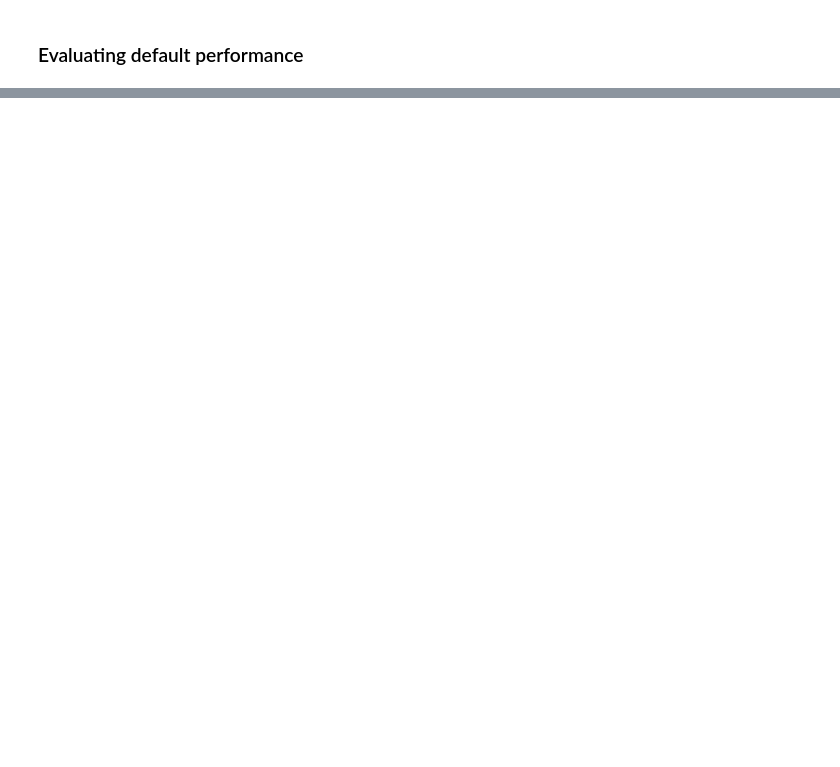
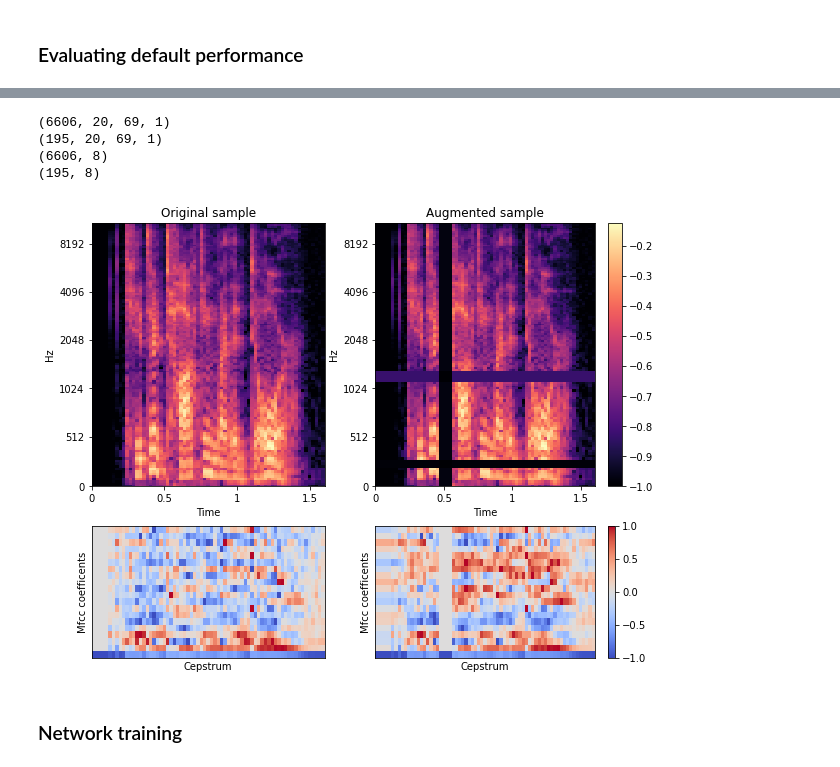
Before and after one commit to TuomasKuutsa/Emotion-classifier-project, a Jupyter notebook: EmotionClassification.ipynb, the cells around one changed output, grey strips where cells are left out. Cells and saved outputs as stored; diff of their text form; code cells hidden in the pictures; blank space fills up the shorter version.

```diff
--- a/EmotionClassification.ipynb
+++ b/EmotionClassification.ipynb
@@ -551,0 +542,53 @@ network_model.save('models/CNNClassifier.hdf5')
+# %%
+X_train_keras, X_val_keras = joblib.load('data/X_train_keras'), joblib.load('data/X_val_keras')
+y_train_keras, y_val_keras = joblib.load('data/y_train_keras'), joblib.load('data/y_val_keras')
+
+y_train_cat = keras.utils.to_categorical(y_train_keras, 8)
+y_val_cat = keras.utils.to_categorical(y_val_keras, 8)
+
+target_labels = ['neutral',
+                 'calm',
+                 'happy',
+                 'sad',
+                 'angry',
+                 'fearul',
+                 'disgust',
+                 'surprised']
+
+print(X_train_keras.shape)
+print(X_val_keras.shape)
+print(y_train_cat.shape)
+print(y_val_cat.shape)
+# %% [output]
+(6606, 20, 69, 1)
+(195, 20, 69, 1)
+(6606, 8)
+(195, 8)
+# %%
+test_path=['speech-emotion-recognition-ravdess-data/Actor_07/03-01-07-01-01-01-07.wav']
+
+test, _ = create_data(test_path, n_masks=1, for_sklearn=False, n_mels=128, n_mfccs=20, only_mfccs=False)
+
+fig, axs = plt.subplots(2,2, figsize=(10, 8), gridspec_kw={'height_ratios': [1, 0.5], 'width_ratios': [0.85, 1]}, sharey=False)
+
+mel = lrd.specshow(test[0][:128,:,0], y_axis='mel', x_axis='time', ax=axs[0,0])
+axs[0,0].set_title('Original sample')
+
+mfcc = lrd.specshow(test[0][128:,:,0], ax=axs[1,0])
+axs[1,0].set_xlabel('Cepstrum')
+axs[1,0].set_ylabel('Mfcc coefficents')
+
+mel = lrd.specshow(test[1][:128,:,0], y_axis='mel', x_axis='time', ax=axs[0,1])
+fig.colorbar(mel, ax=axs[0,1])
+axs[0,1].set_title('Augmented sample')
+
+mfcc = lrd.specshow(test[1][128:,:,0], ax=axs[1,1])
+fig.colorbar(mfcc, ax=axs[1,1])
+axs[1,1].set_xlabel('Cepstrum')
+axs[1,1].set_ylabel('Mfcc coefficents')
+
+plt.show()
+# %% [output]
+[figure, added]
+# %% [markdown]
+### Network training
```
Also changed, not shown: parts of 87 cells of this notebook, 16 other files.
